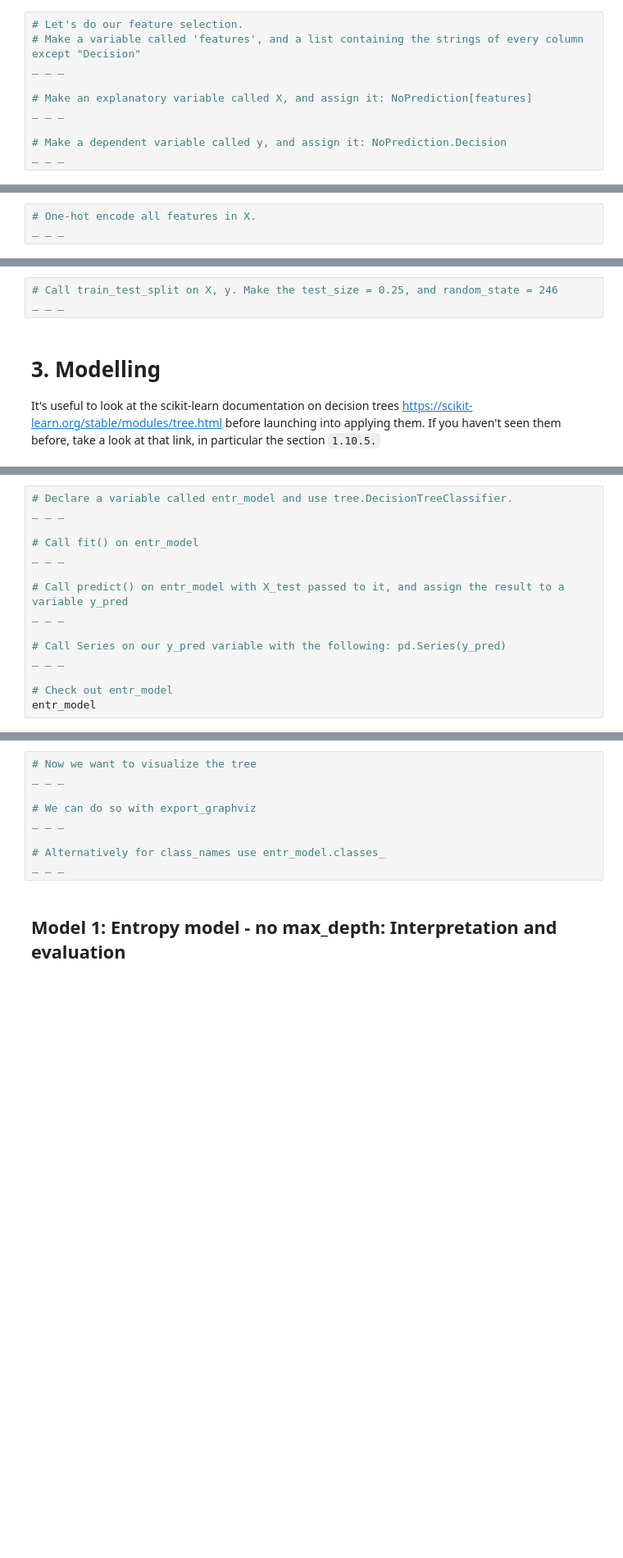
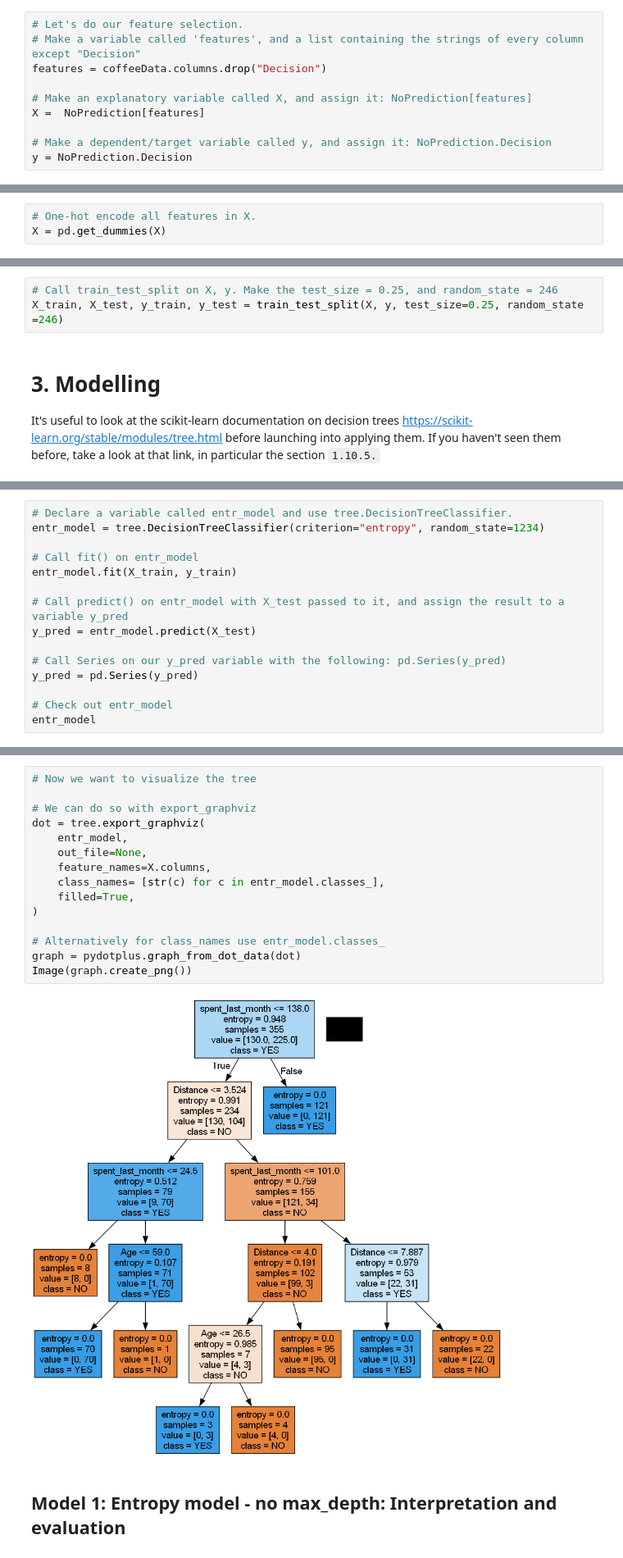
Before and after one commit to MIJUMBO/Decision-Tree---Specialty-Coffee-Case-Study, a Jupyter notebook: decision trees/Springboard Decision Tree Specialty Coffee Case Study - Tier 3.ipynb, the cells around one changed output, grey strips where cells are left out. Shown at 82% size. Saved outputs shown, nothing was run; the diff lists cells and outputs as text; blank space fills up the shorter version.

```diff
--- a/decision trees/Springboard Decision Tree Specialty Coffee Case Study - Tier 3.ipynb
+++ b/decision trees/Springboard Decision Tree Specialty Coffee Case Study - Tier 3.ipynb
@@ -276,13 +312,13 @@ _ _ _
 # %%
 # Let's do our feature selection.
 # Make a variable called 'features', and a list containing the strings of every column except "Decision"
-_ _ _
+features = coffeeData.columns.drop("Decision")
 
 # Make an explanatory variable called X, and assign it: NoPrediction[features]
-_ _ _
+X =  NoPrediction[features]
 
-# Make a dependent variable called y, and assign it: NoPrediction.Decision
-_ _ _
+# Make a dependent/target variable called y, and assign it: NoPrediction.Decision
+y = NoPrediction.Decision
 # %% [markdown]
 ### 5. Create dummy variables to deal with categorical inputs
 One-hot encoding replaces each unique value of a given column with a new column, and puts a 1 in the new column for a given row just if its initial value for the original column matches the new column. Check out [this resource](https://hackernoon.com/what-is-one-hot-encoding-why-and-when-do-you-have-to-use-it-e3c6186d008f) if you haven't seen one-hot-encoding before.
@@ -290,12 +326,12 @@ One-hot encoding replaces each unique value of a given column with a new column,
 **Note**: We will do this before we do our train/test split as to do it after could mean that some categories only end up in the train or test split of our data by chance and this would then lead to different shapes of data for our `X_train` and `X_test` which could/would cause downstream issues when fitting or predicting using a trained model.
 # %%
 # One-hot encode all features in X.
-_ _ _
+X = pd.get_dummies(X)
 # %% [markdown]
 ### 6. Further divide those subsets into train and test subsets for X and y respectively: X_train, X_test, y_train, y_test
 # %%
 # Call train_test_split on X, y. Make the test_size = 0.25, and random_state = 246
-_ _ _
+X_train, X_test, y_train, y_test = train_test_split(X, y, test_size=0.25, random_state =246)
 # %% [markdown]
 # 3. Modelling
 It's useful to look at the scikit-learn documentation on decision trees https://scikit-learn.org/stable/modules/tree.html before launching into applying them. If you haven't seen them before, take a look at that link, in particular the section `1.10.5.`
@@ -315,16 +351,16 @@ Naturally, we want to minimize entropy and maximize information gain. Quinlan's
 The first model will be the hardest. Persevere and you'll reap the rewards: you can use almost exactly the same code for the other models.
 # %%
 # Declare a variable called entr_model and use tree.DecisionTreeClassifier.
-_ _ _
+entr_model = tree.DecisionTreeClassifier(criterion="entropy", random_state=1234)
 
 # Call fit() on entr_model
-_ _ _
+entr_model.fit(X_train, y_train)
 
 # Call predict() on entr_model with X_test passed to it, and assign the result to a variable y_pred
-_ _ _
+y_pred = entr_model.predict(X_test)
 
 # Call Series on our y_pred variable with the following: pd.Series(y_pred)
-_ _ _
+y_pred = pd.Series(y_pred)
 
 # Check out entr_model
 entr_model
@@ -331,12 +369,20 @@ entr_model
 # %%
 # Now we want to visualize the tree
-_ _ _
 
 # We can do so with export_graphviz
-_ _ _
+dot = tree.export_graphviz(
+    entr_model,
+    out_file=None,
+    feature_names=X.columns,
+    class_names= [str(c) for c in entr_model.classes_],
+    filled=True,
+)
 
 # Alternatively for class_names use entr_model.classes_
-_ _ _
+graph = pydotplus.graph_from_dot_data(dot)
+Image(graph.create_png())
+# %% [output]
+[figure, added]
 # %% [markdown]
 ## Model 1: Entropy model - no max_depth: Interpretation and evaluation
 # %%
```
Also changed, not shown: parts of 47 cells of this notebook, 1 other file.
